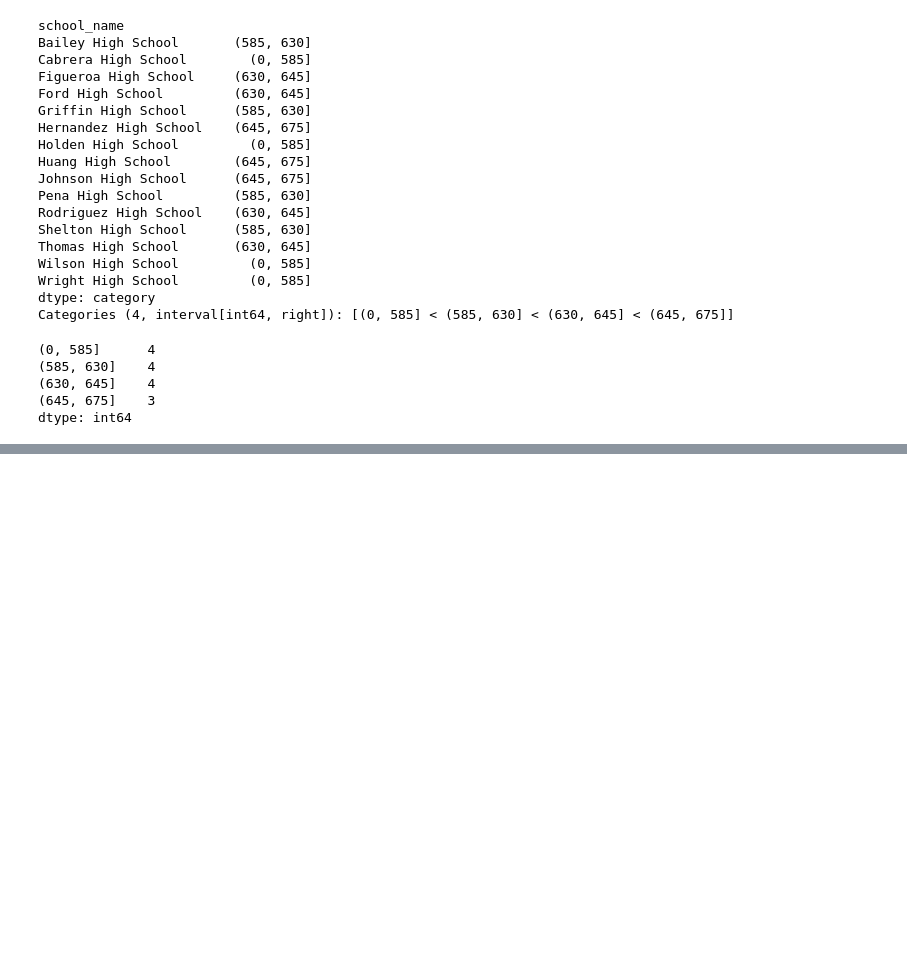
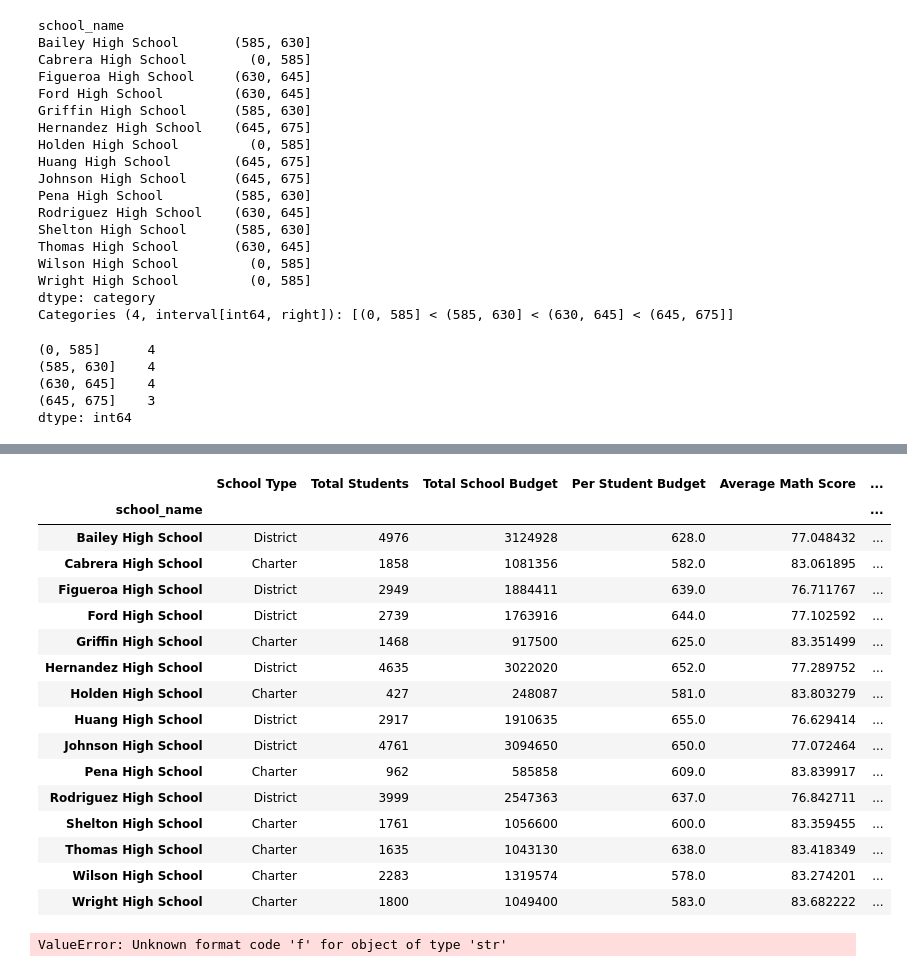
Before and after one commit to jdaccache96/School_District_Analysis, a Jupyter notebook: PyCitySchools.ipynb, the cells around one changed output, grey strips where cells are left out. Drawn from its saved outputs; the diff is of its cells as text; code cells hidden in the pictures; blank space fills up the shorter version.

```diff
--- a/PyCitySchools.ipynb
+++ b/PyCitySchools.ipynb
@@ -965,2 +930,28 @@ spending_summary_df
 | $631-645 | 78.5 | 81.6 | 73 | 84 | ... |
 | $646-675 | 77.0 | 81.0 | 66 | 81 | ... |
+# %%
+#Establish the bins for school size
+size_bins = [0, 999, 1999, 5000]
+group_names = ["Small (<1000)", "Medium (1000-1999)", "Large (2000-5000)"]
+# %%
+#Categorize spending based on the bins
+per_school_summary_df["School Size"] = pd.cut(per_school_summary_df["Total Students"], size_bins, labels=group_names)
+per_school_summary_df
+# %% [output]
+|  | School Type | Total Students | Total School Budget | Per Student Budget | Average Math Score | ... |
+| school_name |  |  |  |  |  | ... |
+| Bailey High School | District | 4976 | 3124928 | 628.0 | 77.048432 | ... |
+| Cabrera High School | Charter | 1858 | 1081356 | 582.0 | 83.061895 | ... |
+| Figueroa High School | District | 2949 | 1884411 | 639.0 | 76.711767 | ... |
+| Ford High School | District | 2739 | 1763916 | 644.0 | 77.102592 | ... |
+| Griffin High School | Charter | 1468 | 917500 | 625.0 | 83.351499 | ... |
+| Hernandez High School | District | 4635 | 3022020 | 652.0 | 77.289752 | ... |
+| Holden High School | Charter | 427 | 248087 | 581.0 | 83.803279 | ... |
+| Huang High School | District | 2917 | 1910635 | 655.0 | 76.629414 | ... |
+| Johnson High School | District | 4761 | 3094650 | 650.0 | 77.072464 | ... |
+| Pena High School | Charter | 962 | 585858 | 609.0 | 83.839917 | ... |
+| Rodriguez High School | District | 3999 | 2547363 | 637.0 | 76.842711 | ... |
+| Shelton High School | Charter | 1761 | 1056600 | 600.0 | 83.359455 | ... |
+| Thomas High School | Charter | 1635 | 1043130 | 638.0 | 83.418349 | ... |
+| Wilson High School | Charter | 2283 | 1319574 | 578.0 | 83.274201 | ... |
+| Wright High School | Charter | 1800 | 1049400 | 583.0 | 83.682222 | ... |
@@ -966,0 +969,22 @@ spending_summary_df
+# %%
+per_school_summary_df["Total Students"] = per_school_summary_df["Total Students"].map("{:,.0f}".format)
+
+per_school_summary_df["Total School Budget"] = per_school_summary_df["Total School Budget"].map("${:,.2f}".format)
+
+per_school_summary_df["Per Student Budget"] = per_school_summary_df["Per Student Budget"].map("${:,.2f}".format)
+
+per_school_summary_df["Average Math Score"] = per_school_summary_df["Average Math Score"].map("{:,.1f}".format)
+
+per_school_summary_df["Average Reading Score"] = per_school_summary_df["Average Reading Score"].map("{:,.1f}".format)
+
+per_school_summary_df["% Passing Math"] = per_school_summary_df["% Passing Math"].map("{:,.0f}".format)
+
+per_school_summary_df["% Passing Reading"] = per_school_summary_df["% Passing Reading"].map("{:,.0f}".format)
+
+per_school_summary_df["% Overall Passing"] = per_school_summary_df["% Overall Passing"].map("{:,.0f}".format)
+
+per_school_summary_df
+
+#Formatting - come back to
+# %% [output]
+ValueError: Unknown format code 'f' for object of type 'str'
```
Also changed, not shown: parts of 9 cells of this notebook.
